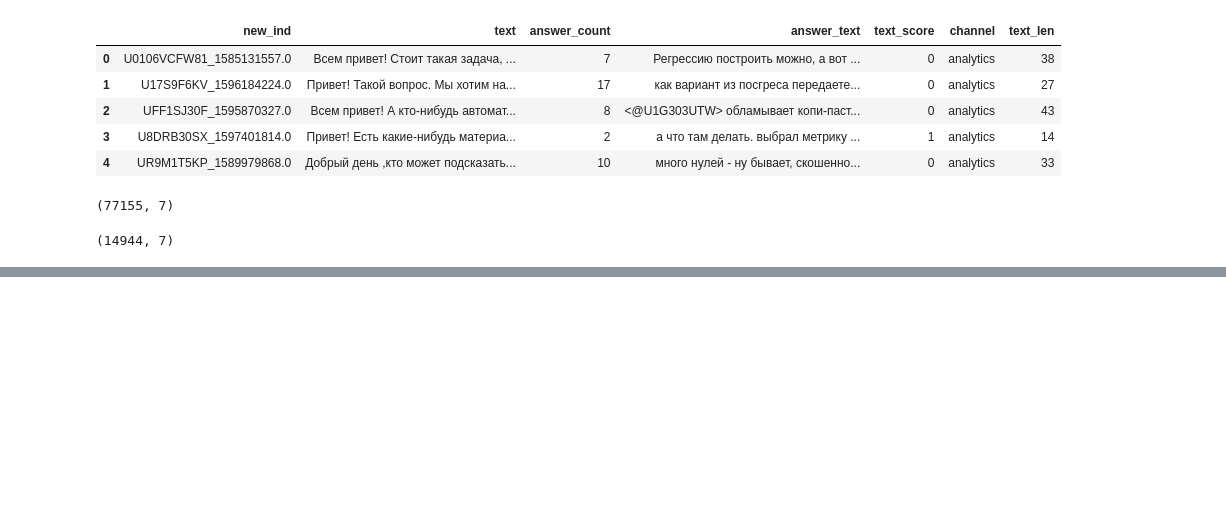
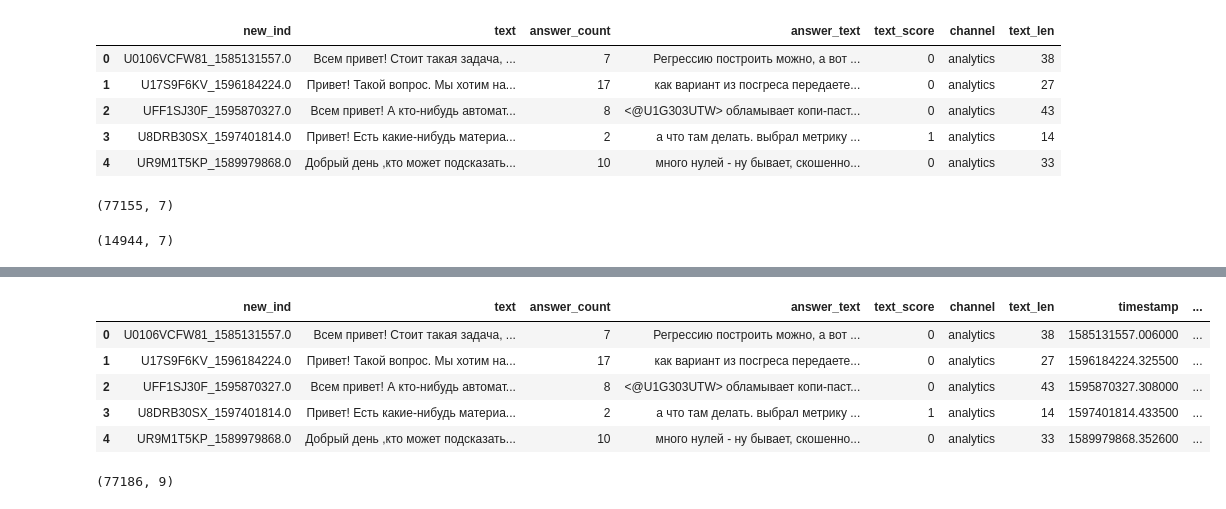
Before and after one commit to ods-pet-projects/ods_help_bot, a Jupyter notebook: notebooks/know_base.ipynb, the cells around one changed output, grey strips where cells are left out. Saved outputs shown, nothing was run; the diff lists cells and outputs as text; code cells hidden in the pictures; blank space fills up the shorter version.

```diff
--- a/notebooks/know_base.ipynb
+++ b/notebooks/know_base.ipynb
@@ -341,0 +398,2 @@ df['answer_text'] = df['answer_text'].fillna(" ")
+# %%
+df_all = pd.merge(df, data[['timestamp', 'new_ind']], on='new_ind', how='left')
@@ -342 +409,7 @@ df['answer_text'] = df['answer_text'].fillna(" ")
+# %%
+import pickle
+with open('./data/channels_names', 'rb') as ifile:
+    channels_names_dict = pickle.load(ifile)
+# %%
+df_all['channel_slack_id'] = df_all['channel'].apply(lambda x: channels_names_dict[x])
 # %%
@@ -343,0 +417,13 @@ df.to_csv('./data/ods_new_base.csv', index = False)
+# %%
+df_all.head()
+# %% [output]
+|  | new_ind | text | answer_count | answer_text | text_score | channel | text_len | timestamp | ... |
+| 0 | U0106VCFW81_1585131557.0 | Всем привет! Стоит такая задача, ... | 7 | Регрессию построить можно, а вот ... | 0 | analytiсs | 38 | 1585131557.006000 | ... |
+| 1 | U17S9F6KV_1596184224.0 | Привет! Такой вопрос. Мы хотим на... | 17 | как вариант из посгреса передаете... | 0 | analytiсs | 27 | 1596184224.325500 | ... |
+| 2 | UFF1SJ30F_1595870327.0 | Всем привет! А кто-нибудь автомат... | 8 | <@U1G303UTW> обламывает копи-паст... | 0 | analytiсs | 43 | 1595870327.308000 | ... |
+| 3 | U8DRB30SX_1597401814.0 | Привет! Есть какие-нибудь материа... | 2 | а что там делать. выбрал метрику ... | 1 | analytiсs | 14 | 1597401814.433500 | ... |
+| 4 | UR9M1T5KP_1589979868.0 | Добрый день ,кто может подсказать... | 10 | много нулей - ну бывает, скошенно... | 0 | analytiсs | 33 | 1589979868.352600 | ... |
+# %%
+df_all.shape
+# %% [output]
+(77186, 9)
```
Also changed, not shown: parts of 18 cells of this notebook.
